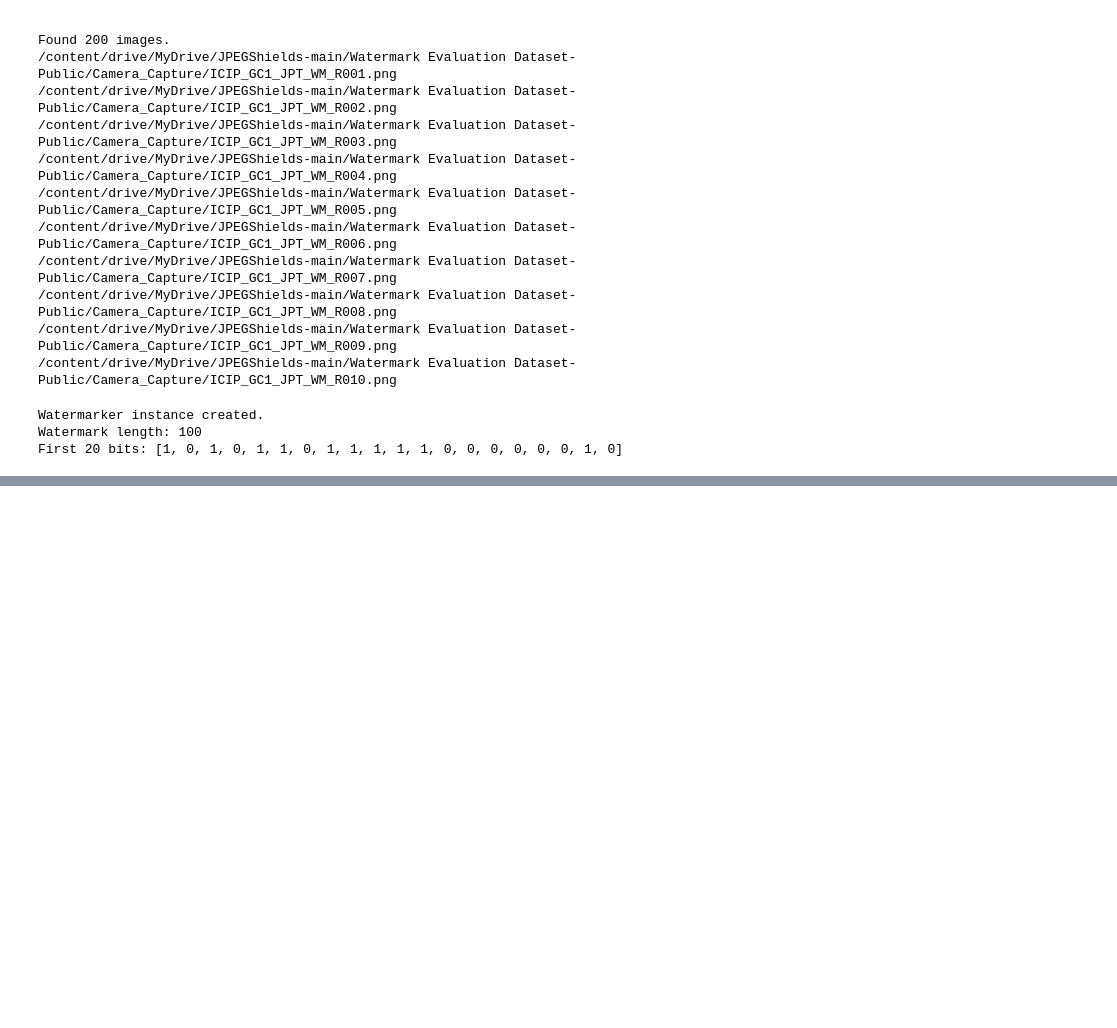
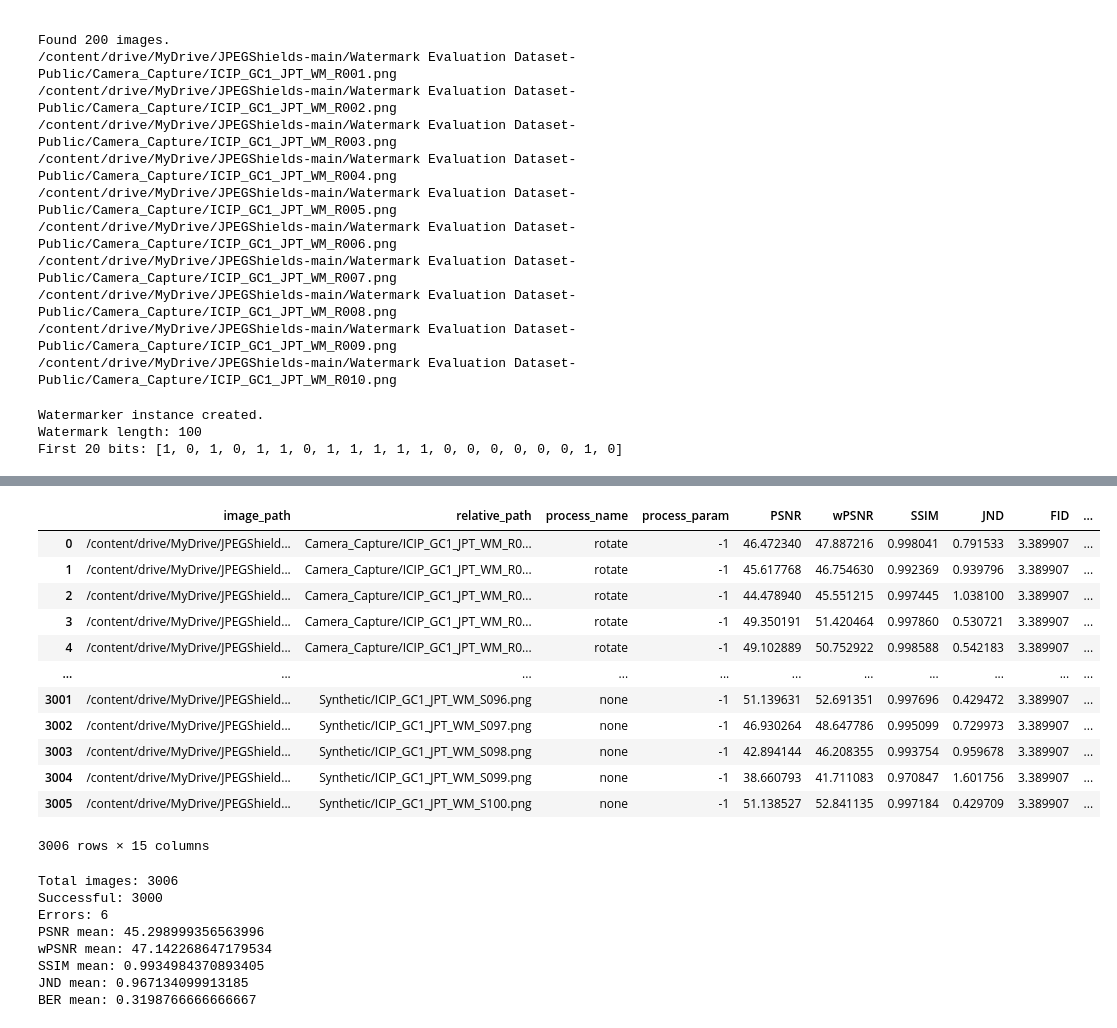
Before and after one commit to JosephHall978/JPEGShields, a Jupyter notebook: jpegshield_pipeline.ipynb, the cells around one changed output, grey strips where cells are left out. Saved outputs shown, nothing was run; the diff lists cells and outputs as text; code cells hidden in the pictures; blank space fills up the shorter version.

```diff
--- a/jpegshield_pipeline.ipynb
+++ b/jpegshield_pipeline.ipynb
@@ -310,16 +390,41 @@ results_df.head()
 # %%
+csv_path = os.path.join(OUTPUT_ROOT, "jpegshield_pipeline_results.csv")
+results_df = pd.read_csv(csv_path)
+
 display(results_df)
 
 valid_df = results_df[results_df["error"].isna()].copy()
 
 print("Total images:", len(results_df))
 print("Successful:", len(valid_df))
 print("Errors:", int(results_df["error"].notna().sum()))
 
 if len(valid_df) > 0:
     for col in ["PSNR", "wPSNR", "SSIM", "JND", "BER"]:
         if col in valid_df.columns:
             print(f"{col} mean:", float(valid_df[col].dropna().mean()))
+# %% [output]
+|  | image_path | relative_path | process_name | process_param | PSNR | wPSNR | SSIM | JND | FID | ... |
+| 0 | /content/drive/MyDrive/JPEGShield... | Camera_Capture/ICIP_GC1_JPT_WM_R0... | rotate | -1 | 46.472340 | 47.887216 | 0.998041 | 0.791533 | 3.389907 | ... |
+| 1 | /content/drive/MyDrive/JPEGShield... | Camera_Capture/ICIP_GC1_JPT_WM_R0... | rotate | -1 | 45.617768 | 46.754630 | 0.992369 | 0.939796 | 3.389907 | ... |
+| 2 | /content/drive/MyDrive/JPEGShield... | Camera_Capture/ICIP_GC1_JPT_WM_R0... | rotate | -1 | 44.478940 | 45.551215 | 0.997445 | 1.038100 | 3.389907 | ... |
+| 3 | /content/drive/MyDrive/JPEGShield... | Camera_Capture/ICIP_GC1_JPT_WM_R0... | rotate | -1 | 49.350191 | 51.420464 | 0.997860 | 0.530721 | 3.389907 | ... |
+| 4 | /content/drive/MyDrive/JPEGShield... | Camera_Capture/ICIP_GC1_JPT_WM_R0... | rotate | -1 | 49.102889 | 50.752922 | 0.998588 | 0.542183 | 3.389907 | ... |
+| ... | ... | ... | ... | ... | ... | ... | ... | ... | ... | ... |
+| 3001 | /content/drive/MyDrive/JPEGShield... | Synthetic/ICIP_GC1_JPT_WM_S096.png | none | -1 | 51.139631 | 52.691351 | 0.997696 | 0.429472 | 3.389907 | ... |
+| 3002 | /content/drive/MyDrive/JPEGShield... | Synthetic/ICIP_GC1_JPT_WM_S097.png | none | -1 | 46.930264 | 48.647786 | 0.995099 | 0.729973 | 3.389907 | ... |
+| 3003 | /content/drive/MyDrive/JPEGShield... | Synthetic/ICIP_GC1_JPT_WM_S098.png | none | -1 | 42.894144 | 46.208355 | 0.993754 | 0.959678 | 3.389907 | ... |
+| 3004 | /content/drive/MyDrive/JPEGShield... | Synthetic/ICIP_GC1_JPT_WM_S099.png | none | -1 | 38.660793 | 41.711083 | 0.970847 | 1.601756 | 3.389907 | ... |
+| 3005 | /content/drive/MyDrive/JPEGShield... | Synthetic/ICIP_GC1_JPT_WM_S100.png | none | -1 | 51.138527 | 52.841135 | 0.997184 | 0.429709 | 3.389907 | ... |
+3006 rows × 15 columns
+Total images: 3006
+Successful: 3000
+Errors: 6
+PSNR mean: 45.298999356563996
+wPSNR mean: 47.142268647179534
+SSIM mean: 0.9934984370893405
+JND mean: 0.967134099913185
+BER mean: 0.3198766666666667
 # %%
 import matplotlib.pyplot as plt
 import seaborn as sns
```
Also changed, not shown: parts of 6 cells of this notebook.
